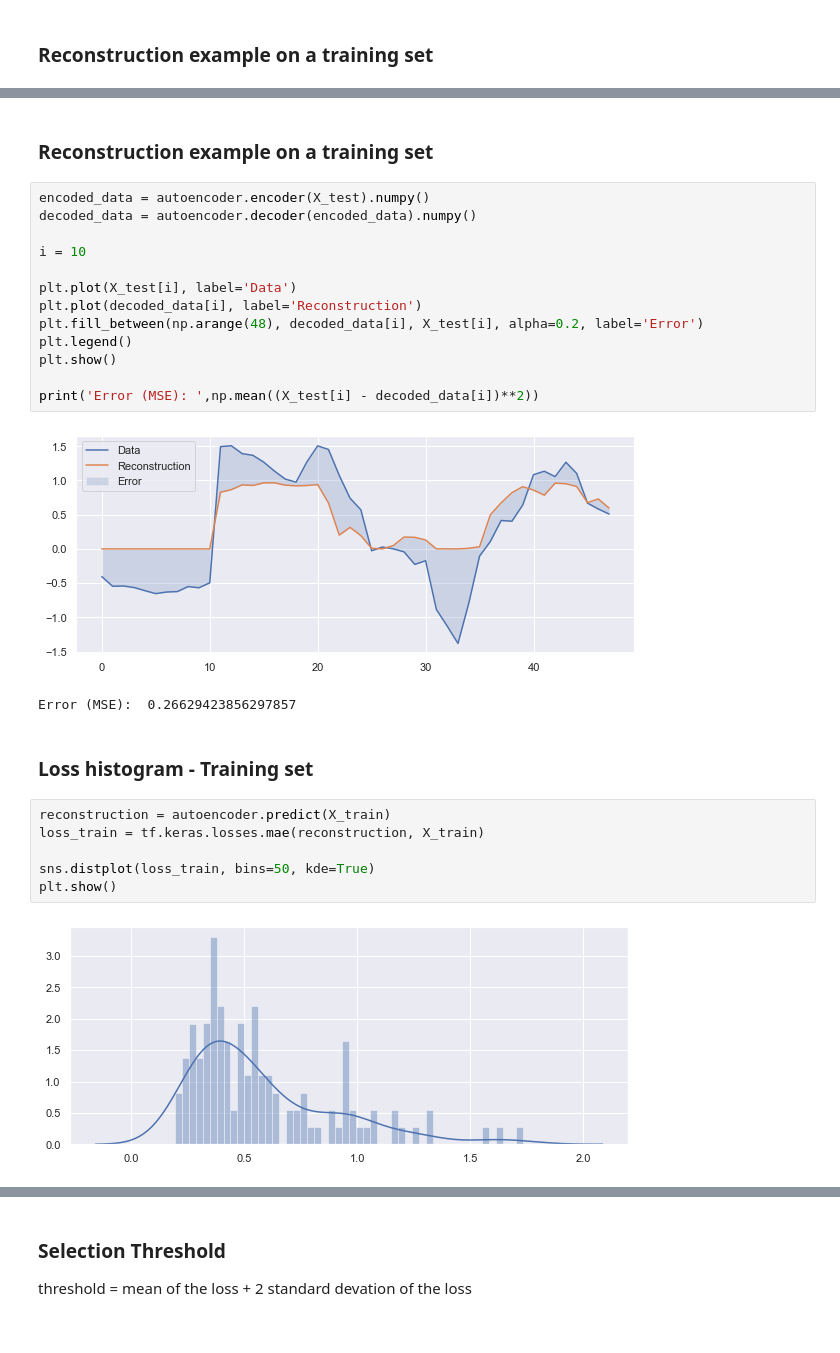
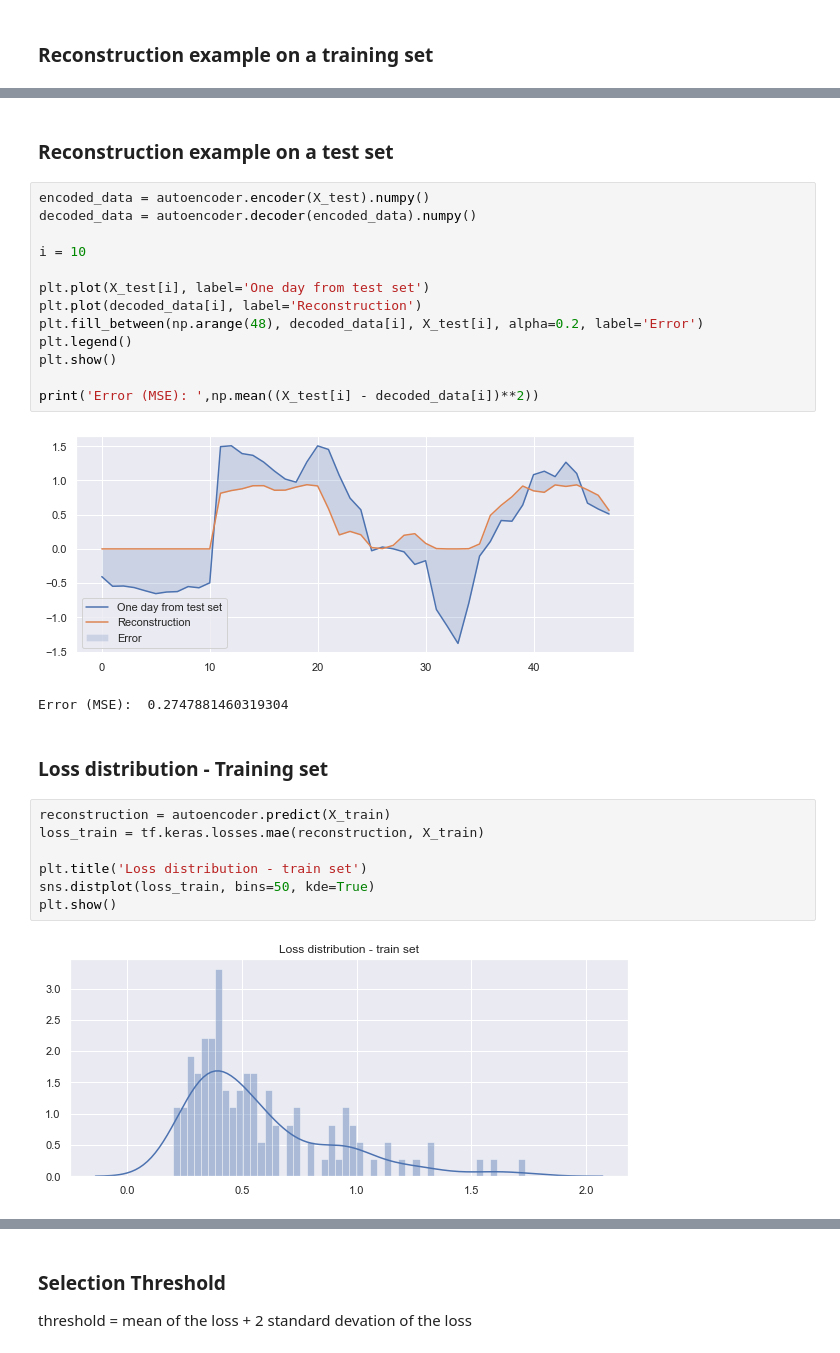
Before and after one commit to bartk97/NYC-Taxi-Anomaly-Detection, a Jupyter notebook: NYC Taxi- anomaly detection with Autoencoder.ipynb, the cells around one changed output, grey strips where cells are left out. Drawn from its saved outputs; the diff is of its cells as text.

```diff
--- a/NYC Taxi- anomaly detection with Autoencoder.ipynb
+++ b/NYC Taxi- anomaly detection with Autoencoder.ipynb
@@ -324,12 +324,12 @@ Error (MSE):  0.10059486216137493
 # %% [markdown]
-### Reconstruction example on a training set
+### Reconstruction example on a test set
 # %%
 encoded_data = autoencoder.encoder(X_test).numpy()
 decoded_data = autoencoder.decoder(encoded_data).numpy()
 
 i = 10
 
-plt.plot(X_test[i], label='Data')
+plt.plot(X_test[i], label='One day from test set')
 plt.plot(decoded_data[i], label='Reconstruction')
 plt.fill_between(np.arange(48), decoded_data[i], X_test[i], alpha=0.2, label='Error')
 plt.legend()
@@ -337,16 +337,17 @@ plt.show()
 
 print('Error (MSE): ',np.mean((X_test[i] - decoded_data[i])**2))
 # %% [output]
-[figure, old version]
+[figure, new version]
-Error (MSE):  0.26629423856297857
+Error (MSE):  0.2747881460319304
 # %% [markdown]
-### Loss histogram - Training set
+### Loss distribution - Training set
 # %%
 reconstruction = autoencoder.predict(X_train)
 loss_train = tf.keras.losses.mae(reconstruction, X_train)
 
+plt.title('Loss distribution - train set')
 sns.distplot(loss_train, bins=50, kde=True)
 plt.show()
 # %% [output]
-[figure, old version]
+[figure, new version]
 # %% [markdown]
```
Also changed, not shown: parts of 10 cells of this notebook.
